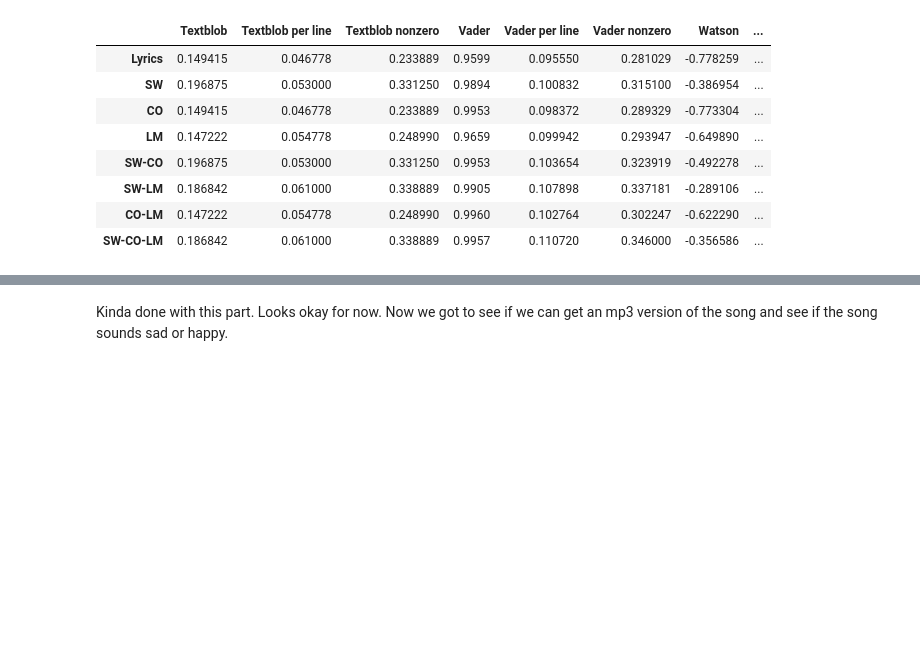
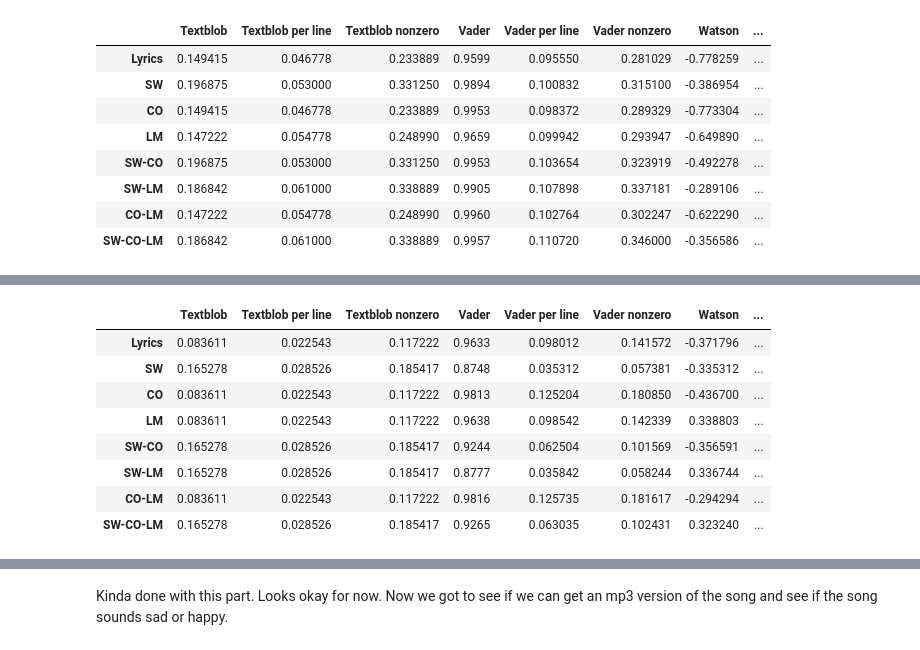
Before and after one commit to Thayyebsalim/music_analyisis, a Jupyter notebook: Music_Sentimental_analysis_NLP_by_Tone_and_Lyrics.ipynb, the cells around one changed output, grey strips where cells are left out. Cells and saved outputs as stored; diff of their text form; code cells hidden in the pictures; blank space fills up the shorter version.

```diff
--- a/Music_Sentimental_analysis_NLP_by_Tone_and_Lyrics.ipynb
+++ b/Music_Sentimental_analysis_NLP_by_Tone_and_Lyrics.ipynb
@@ -542,0 +718,12 @@ df
+# %%
+x[1]
+# %% [output]
+|  | Textblob | Textblob per line | Textblob nonzero | Vader | Vader per line | Vader nonzero | Watson | ... |
+| Lyrics | 0.083611 | 0.022543 | 0.117222 | 0.9633 | 0.098012 | 0.141572 | -0.371796 | ... |
+| SW | 0.165278 | 0.028526 | 0.185417 | 0.8748 | 0.035312 | 0.057381 | -0.335312 | ... |
+| CO | 0.083611 | 0.022543 | 0.117222 | 0.9813 | 0.125204 | 0.180850 | -0.436700 | ... |
+| LM | 0.083611 | 0.022543 | 0.117222 | 0.9638 | 0.098542 | 0.142339 | 0.338803 | ... |
+| SW-CO | 0.165278 | 0.028526 | 0.185417 | 0.9244 | 0.062504 | 0.101569 | -0.356591 | ... |
+| SW-LM | 0.165278 | 0.028526 | 0.185417 | 0.8777 | 0.035842 | 0.058244 | 0.336744 | ... |
+| CO-LM | 0.083611 | 0.022543 | 0.117222 | 0.9816 | 0.125735 | 0.181617 | -0.294294 | ... |
+| SW-CO-LM | 0.165278 | 0.028526 | 0.185417 | 0.9265 | 0.063035 | 0.102431 | 0.323240 | ... |
```
Also changed, not shown: parts of 30 cells of this notebook.
